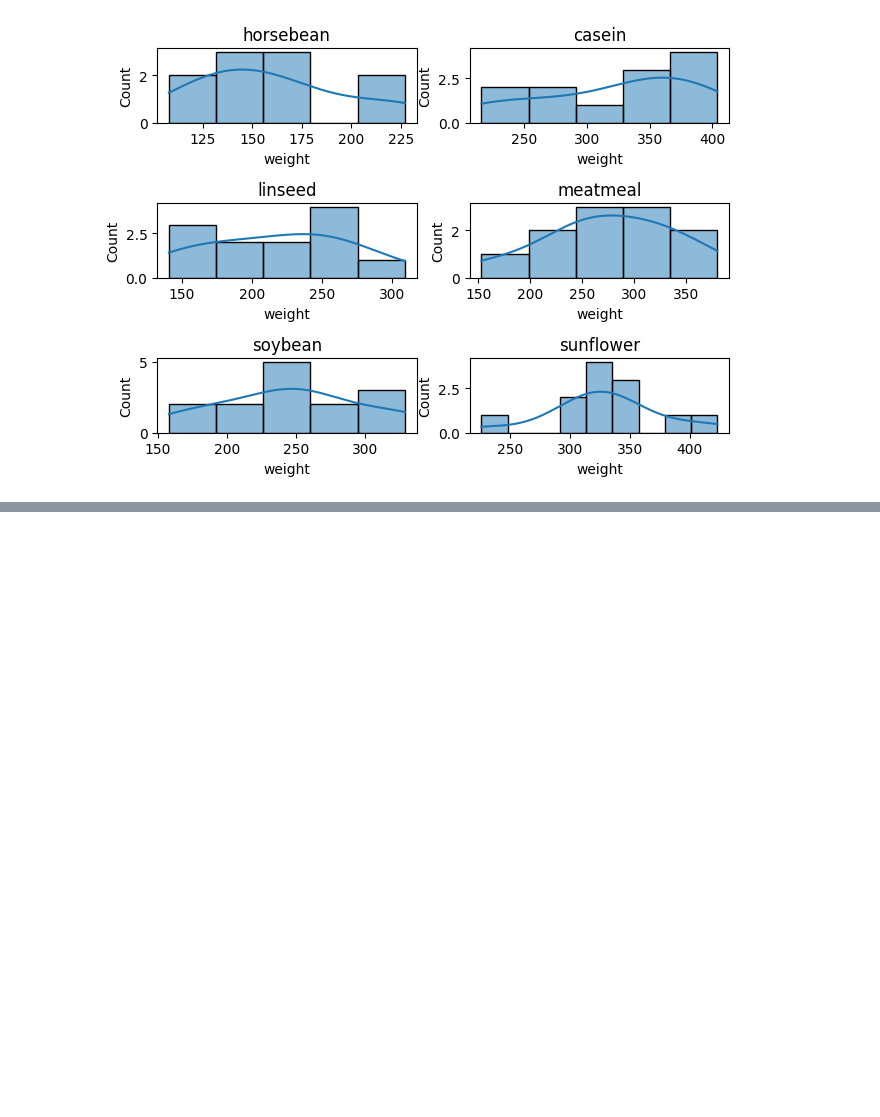
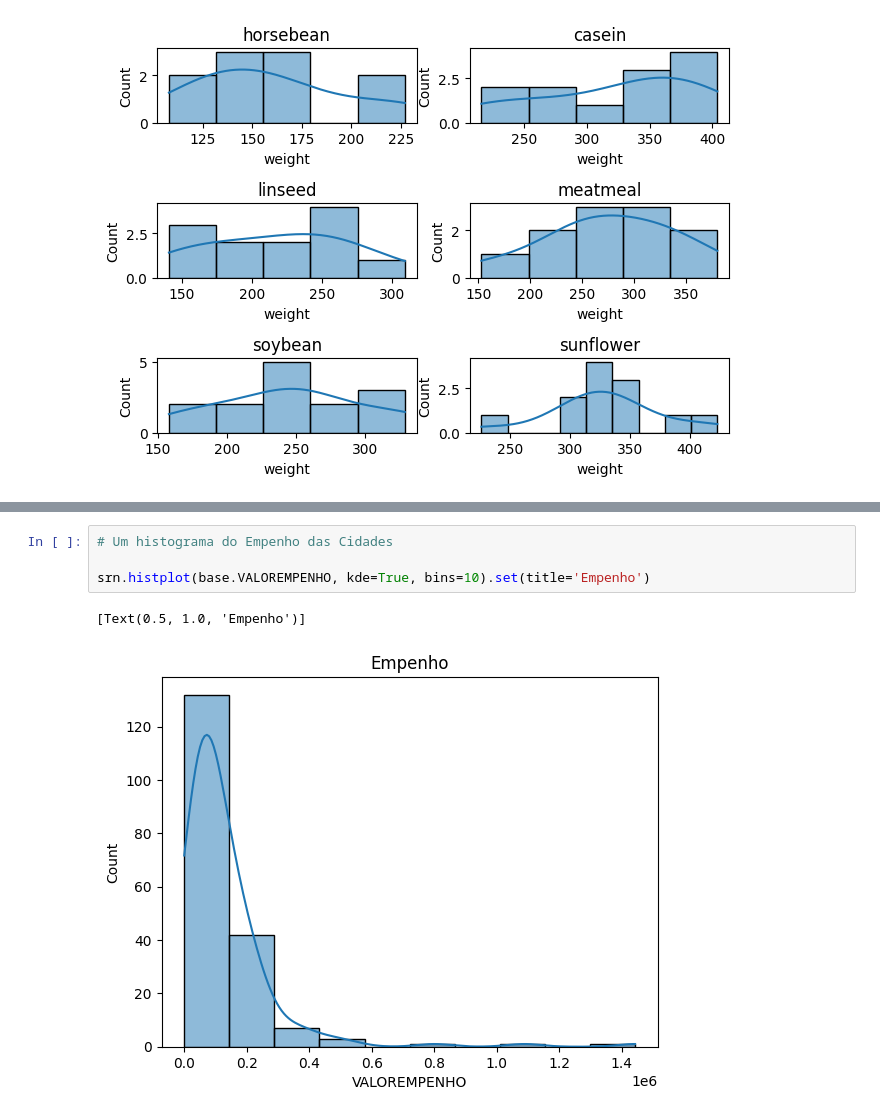
Before and after one commit to HyagoAllyf/Data_science, a Jupyter notebook: aula_13_graficos.ipynb, the cells around one changed output, grey strips where cells are left out. Cells and saved outputs as stored; diff of their text form; blank space fills up the shorter version.

```diff
--- a/aula_13_graficos.ipynb
+++ b/aula_13_graficos.ipynb
@@ -405,0 +480,7 @@ plt.tight_layout()
+# %%
+# Um histograma do Empenho das Cidades
+
+srn.histplot(base.VALOREMPENHO, kde=True, bins=10).set(title='Empenho')
+# %% [output]
+[Text(0.5, 1.0, 'Empenho')]
+[figure, added]
```
Also changed, not shown: parts of 11 cells of this notebook, 2 other files.
